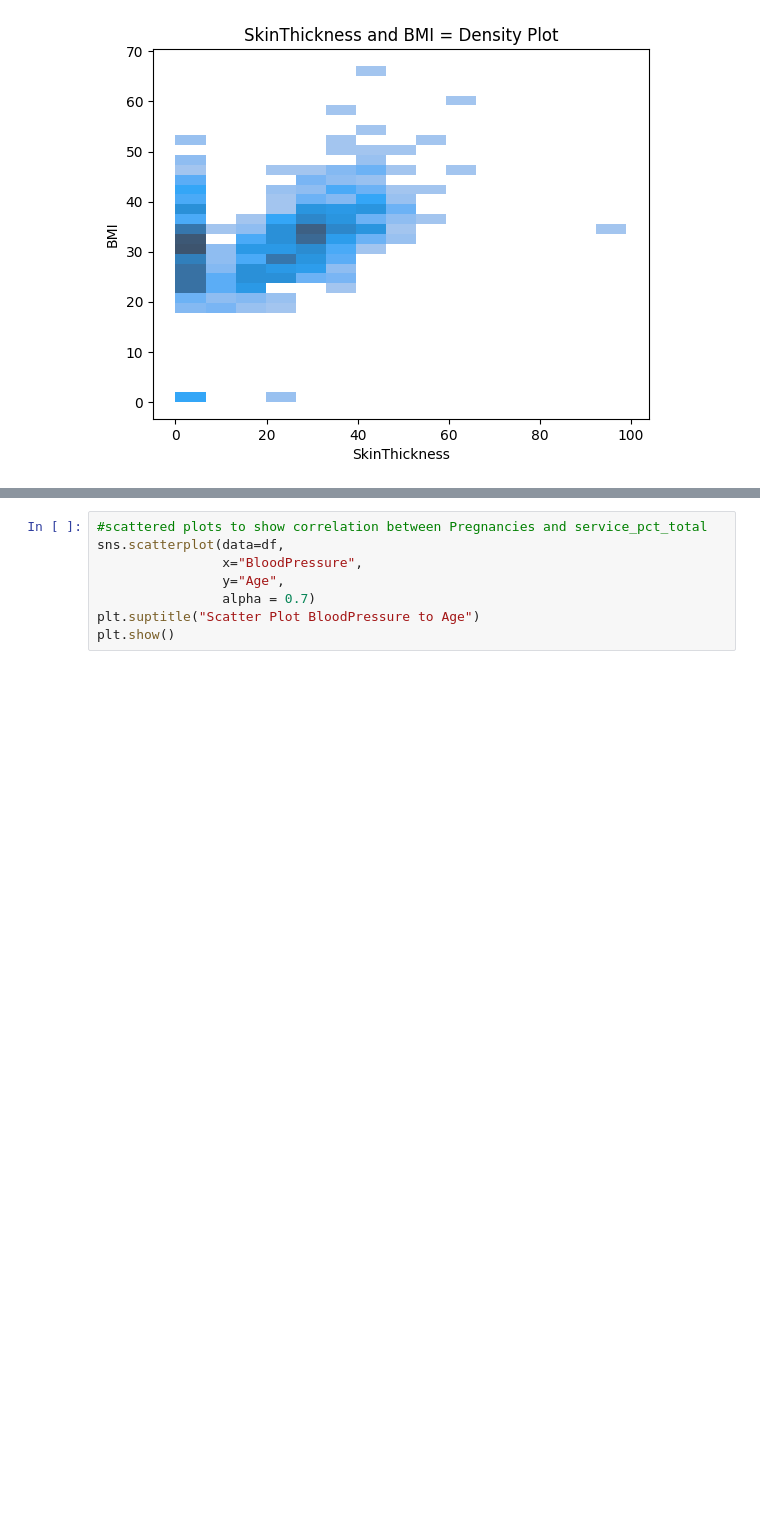
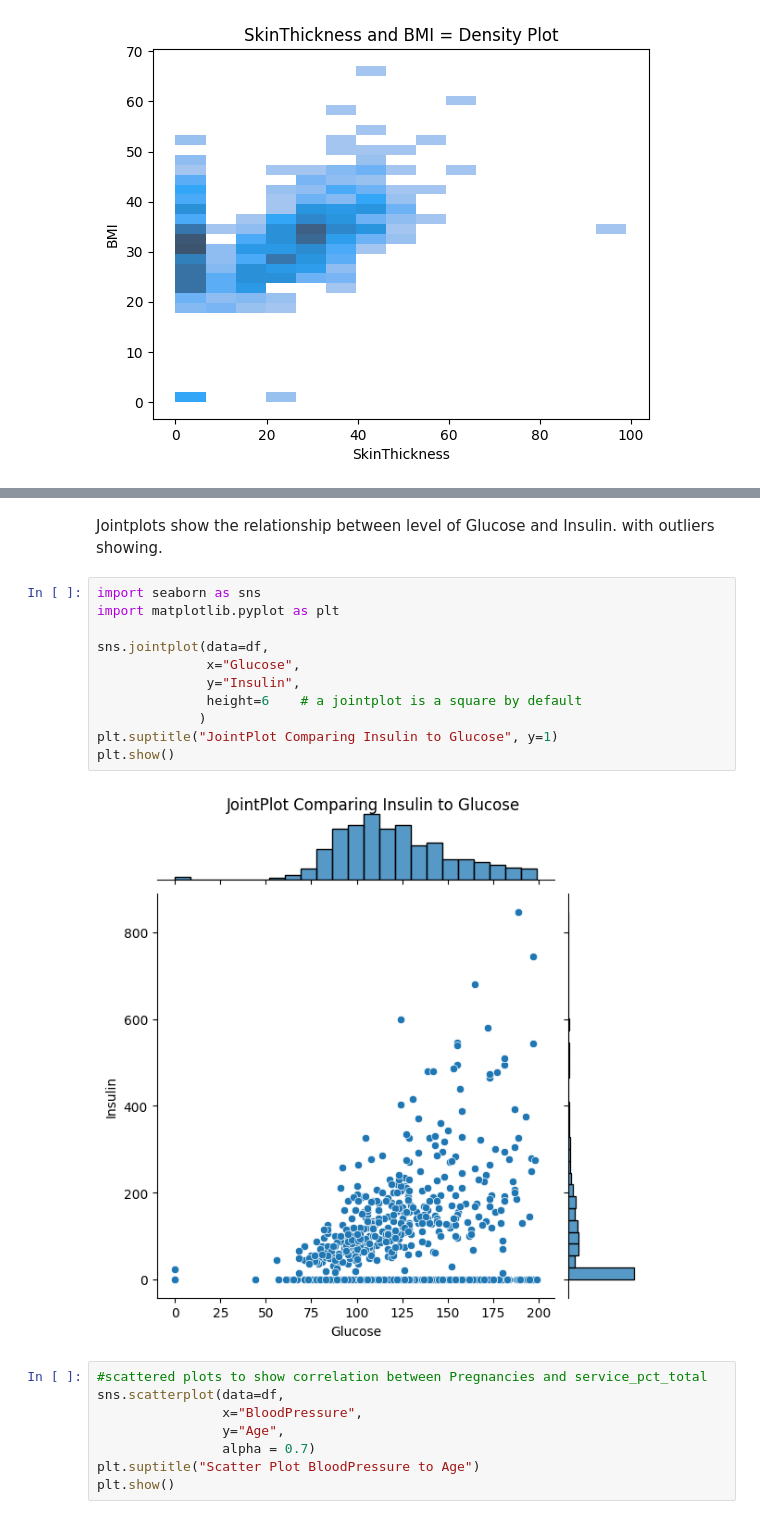
Before and after one commit to Oluyomy/ml-project-supervised-learning, a Jupyter notebook: MLSupervisedLearningproject.ipynb, the cells around one changed output, grey strips where cells are left out. Drawn from its saved outputs; the diff is of its cells as text; blank space fills up the shorter version.

```diff
--- a/MLSupervisedLearningproject.ipynb
+++ b/MLSupervisedLearningproject.ipynb
@@ -114,3 +130,18 @@ plt.show()
+# %% [markdown]
+Jointplots show the relationship between level of Glucose and Insulin. with outliers showing.
+# %%
+import seaborn as sns
+import matplotlib.pyplot as plt
+
+sns.jointplot(data=df,
+              x="Glucose",
+              y="Insulin",
+              height=6    # a jointplot is a square by default
+             )
+plt.suptitle("JointPlot Comparing Insulin to Glucose", y=1)
+plt.show()
+# %% [output]
+[figure, added]
 # %%
 #scattered plots to show correlation between Pregnancies and service_pct_total
 sns.scatterplot(data=df,
```
Also changed, not shown: parts of 15 cells of this notebook.
